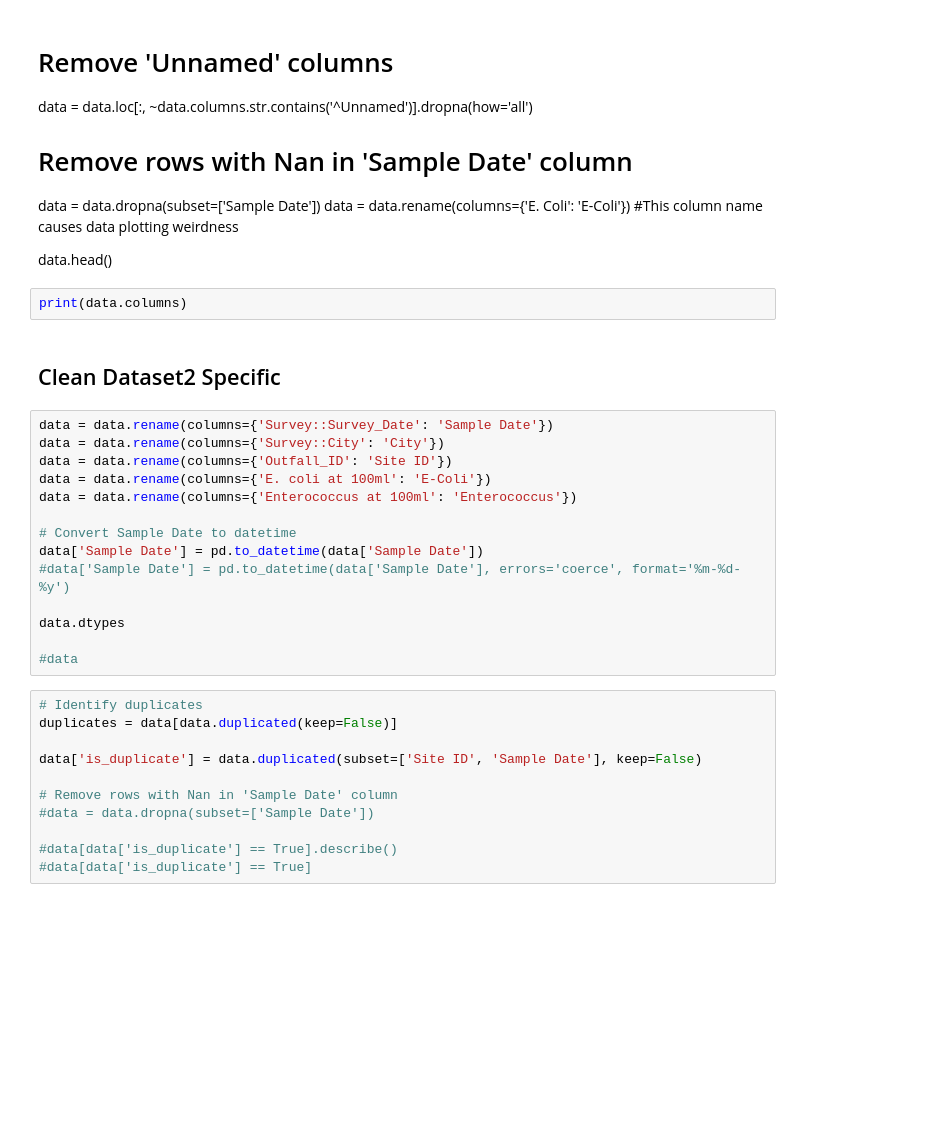
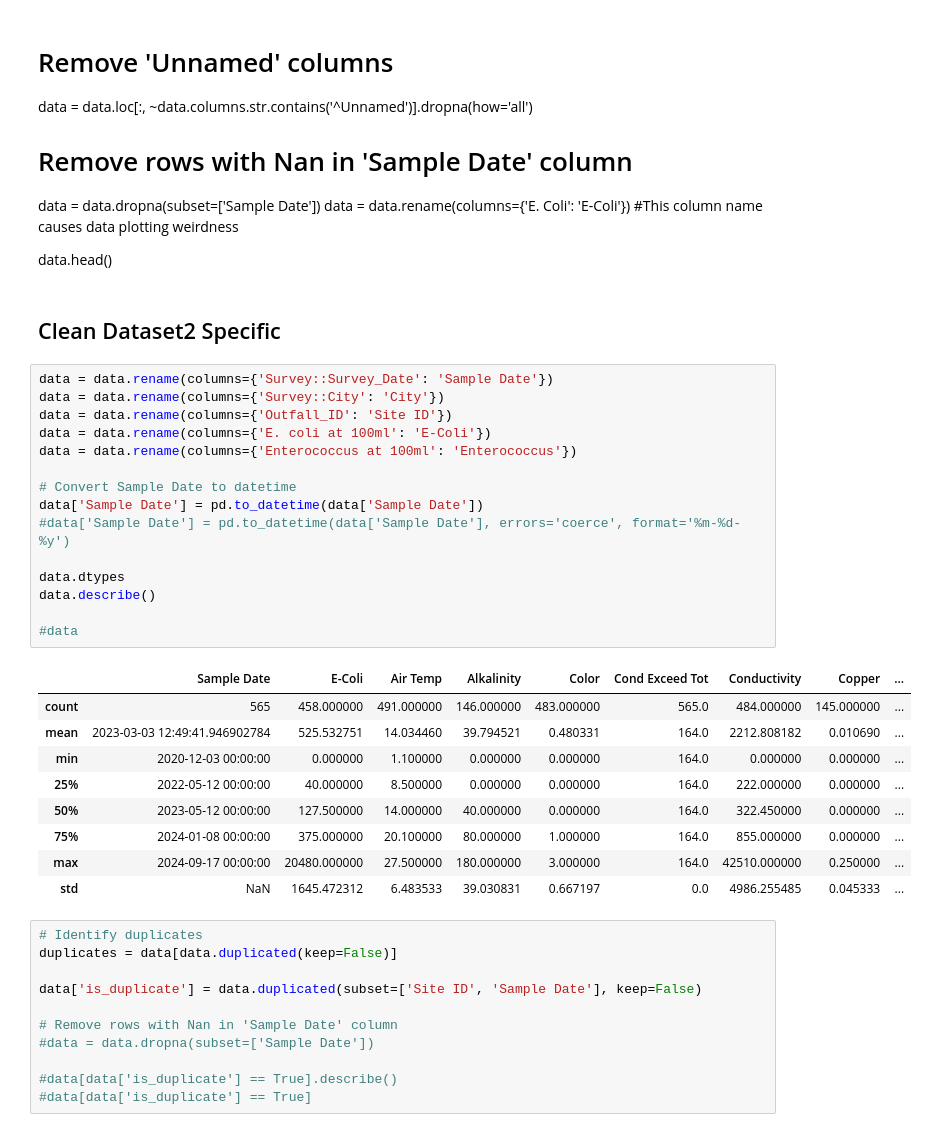
Before and after one commit to gwlund/bellingham-stormwater-analysis, a Jupyter notebook: Bellingham-Stormwater-Analysis.ipynb, the cells around one changed output. Drawn from its saved outputs; the diff is of its cells as text; blank space fills up the shorter version.

```diff
--- a/Bellingham-Stormwater-Analysis.ipynb
+++ b/Bellingham-Stormwater-Analysis.ipynb
@@ -57,24 +57,33 @@ data = data.dropna(subset=['Sample Date'])
 data = data.rename(columns={'E. Coli': 'E-Coli'}) #This column name causes data plotting weirdness
 
 data.head()
-# %%
-print(data.columns)
 # %% [markdown]
 ## Clean Dataset2 Specific
 # %%
 data = data.rename(columns={'Survey::Survey_Date': 'Sample Date'})
 data = data.rename(columns={'Survey::City': 'City'})
 data = data.rename(columns={'Outfall_ID': 'Site ID'})
 data = data.rename(columns={'E. coli at 100ml': 'E-Coli'})
 data = data.rename(columns={'Enterococcus at 100ml': 'Enterococcus'})
 
 # Convert Sample Date to datetime
 data['Sample Date'] = pd.to_datetime(data['Sample Date'])
 #data['Sample Date'] = pd.to_datetime(data['Sample Date'], errors='coerce', format='%m-%d-%y')
 
 data.dtypes
+data.describe()
 
 #data
+# %% [output]
+|  | Sample Date | E-Coli | Air Temp | Alkalinity | Color | Cond Exceed Tot | Conductivity | Copper | ... |
+| count | 565 | 458.000000 | 491.000000 | 146.000000 | 483.000000 | 565.0 | 484.000000 | 145.000000 | ... |
+| mean | 2023-03-03 12:49:41.946902784 | 525.532751 | 14.034460 | 39.794521 | 0.480331 | 164.0 | 2212.808182 | 0.010690 | ... |
+| min | 2020-12-03 00:00:00 | 0.000000 | 1.100000 | 0.000000 | 0.000000 | 164.0 | 0.000000 | 0.000000 | ... |
+| 25% | 2022-05-12 00:00:00 | 40.000000 | 8.500000 | 0.000000 | 0.000000 | 164.0 | 222.000000 | 0.000000 | ... |
+| 50% | 2023-05-12 00:00:00 | 127.500000 | 14.000000 | 40.000000 | 0.000000 | 164.0 | 322.450000 | 0.000000 | ... |
+| 75% | 2024-01-08 00:00:00 | 375.000000 | 20.100000 | 80.000000 | 1.000000 | 164.0 | 855.000000 | 0.000000 | ... |
+| max | 2024-09-17 00:00:00 | 20480.000000 | 27.500000 | 180.000000 | 3.000000 | 164.0 | 42510.000000 | 0.250000 | ... |
+| std | NaN | 1645.472312 | 6.483533 | 39.030831 | 0.667197 | 0.0 | 4986.255485 | 0.045333 | ... |
 # %%
 # Identify duplicates
 duplicates = data[data.duplicated(keep=False)]
```
Also changed, not shown: parts of 18 cells of this notebook.
